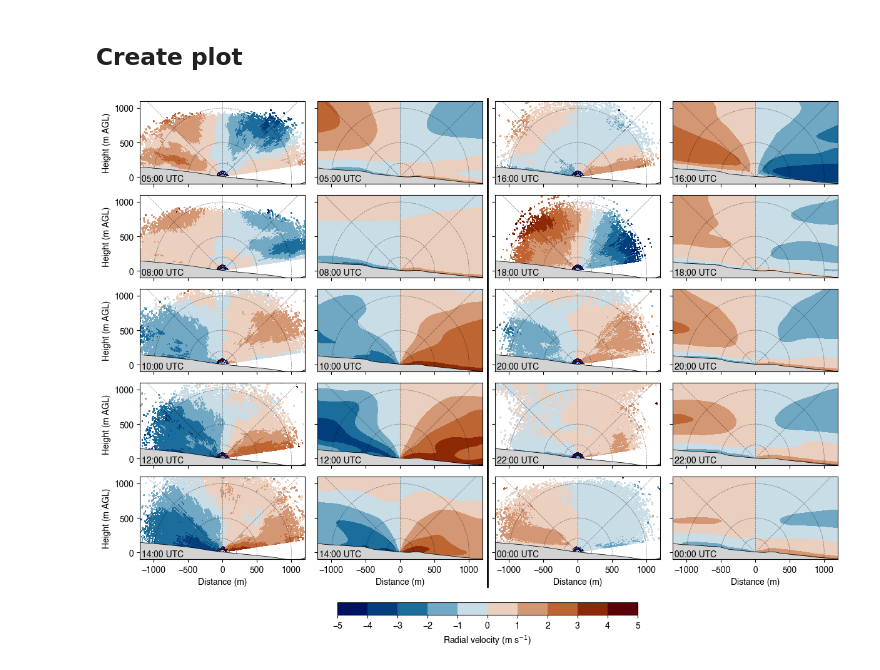
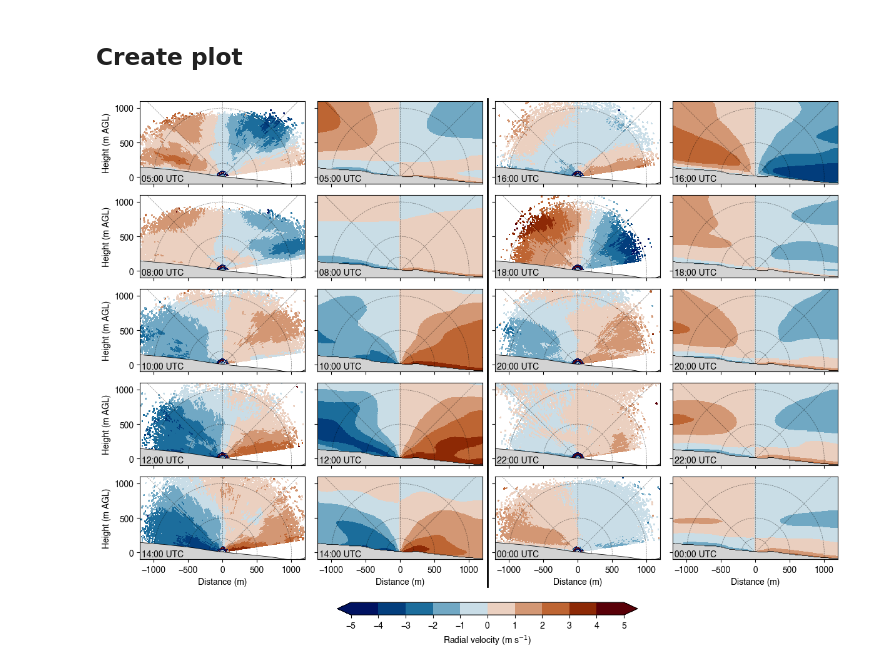
Before and after one commit to ClimLabTools/icon_validation, a Jupyter notebook: notebooks/fig_rhi_icon_2D.ipynb, the cells around one changed output. Cells and saved outputs as stored; diff of their text form; code cells hidden in the pictures.

Commit message:
Switch to 10m ICON RHI file (full date range)

```diff
--- a/notebooks/fig_rhi_icon_2D.ipynb
+++ b/notebooks/fig_rhi_icon_2D.ipynb
@@ -73,6 +73,7 @@ dt_from = pd.to_datetime(dt_from)
 dt_to = dt_from + pd.Timedelta(hours=24)
 
 ds_icon = xr.open_dataset(data_dir + f'HEFEX3__ICON_v370_2030_lidar_location_{rhi_angle}deg__avg30min_20250814-20250815.nc').sel(time=slice(dt_from, dt_to))
+ds_icon = xr.open_dataset(data_dir + f'HEFEX3__ICON_v370_2030_lidar_location_{rhi_angle}deg__avg30min_20250806-20250831.nc').sel(time=slice(dt_from, dt_to))
 
 ds_rhi = xr.open_dataset(data_dir + f'HEFEX3__Obs_RHI_{rhi_angle}deg_L2__avg30min_20250806-20250817.nc').sel(half_hour=slice(dt_from, dt_to))
 # ds_rhi = xr.open_mfdataset(f'/Users/geoalxx/Python/glacier_space/data_obs_h3/lidar/rhi_nc_*_{rhi_angle}_{range_gates}.nc', combine="by_coords")
@@ -92,7 +93,7 @@ z_icon = ds_icon.height.values
 icon_extent = [-scan_length, scan_length, z_icon.min(), z_icon.max()]
 
 mask = ~np.isnan(ds_icon.isel(time=0).rv)
-dem_icon = mask.argmax(axis=0) + z_icon.min()
+dem_icon = z_icon[mask.argmax(axis=0)]
 
 #--- RHI: get DEM for RHI scan from previously created GeoPackage (see notebooks/compute_rhi_geometries.ipynb)
 gdf = gpd.read_file('../data_in/H3_lidar_RHI_data.gpkg', layer=f'scan_line_{scan_length}m_{rhi_angle}deg_elev')
@@ -165,32 +166,32 @@ for i, t in tqdm(enumerate(half_hours)):
     add_dt_text(ax, dt_icon)
     add_dem(ax, dem_icon)
 
 # limits and grid
 for i,ax in enumerate(axes.flat):
     ax.set_xlim(-1200, 1200)
     ax.set_ylim(-100, zlim)
     ax.set_aspect("equal")
     add_range_semicircles_and_gridlines(ax, radii=[200, 500, 1000], zorder=8,
                                         lw=.5, ls='--', color='black', alpha = 0.5)
     for s in ax.spines.values(): s.set_zorder(50)   # subplot frame on top of DEM overlay
     if i % 4 == 0: ax.set_ylabel('Height (m AGL)')  # y labels for left column
     if i >= 16: ax.set_xlabel('Distance (m)')
 
 # colorbar
 cax = fig.add_axes([0.313, 0.12, 0.4, 0.02])
 fig.colorbar(pcm25, cax=cax, orientation="horizontal",
-             boundaries=bounds, ticks=bounds,
+             boundaries=bounds, ticks=bounds, extend='both',
              label=r"Radial velocity (m s$^{-1}$)")
 
 # add vertical separator between 2nd and 3rd column
 sep = Line2D([0.513, 0.513], [0.165, .945], transform=fig.transFigure, color='k', linewidth=2)
 fig.add_artist(sep)
 
 # final formatting
 fig.subplots_adjust(left=0.05, right=0.98, top=1,
                     bottom=0.15, wspace=0.075, hspace=-0.4)
 plt.savefig(fig_png_dir + f'HEF_RHI_ICON_{rhi_angle}deg_{dt_from.strftime('%Y%m%d')}.png', dpi=150, bbox_inches = 'tight', pad_inches = 0)
 plt.savefig(fig_pdf_dir + f'HEF_RHI_ICON_{rhi_angle}deg_{dt_from.strftime('%Y%m%d')}.pdf', dpi=300, bbox_inches = 'tight', pad_inches = 0)
 plt.show()
 # %% [output]
-[figure, old version]
+[figure, new version]
```
Also changed, not shown: parts of 1 cell of this notebook, 2 other files.
